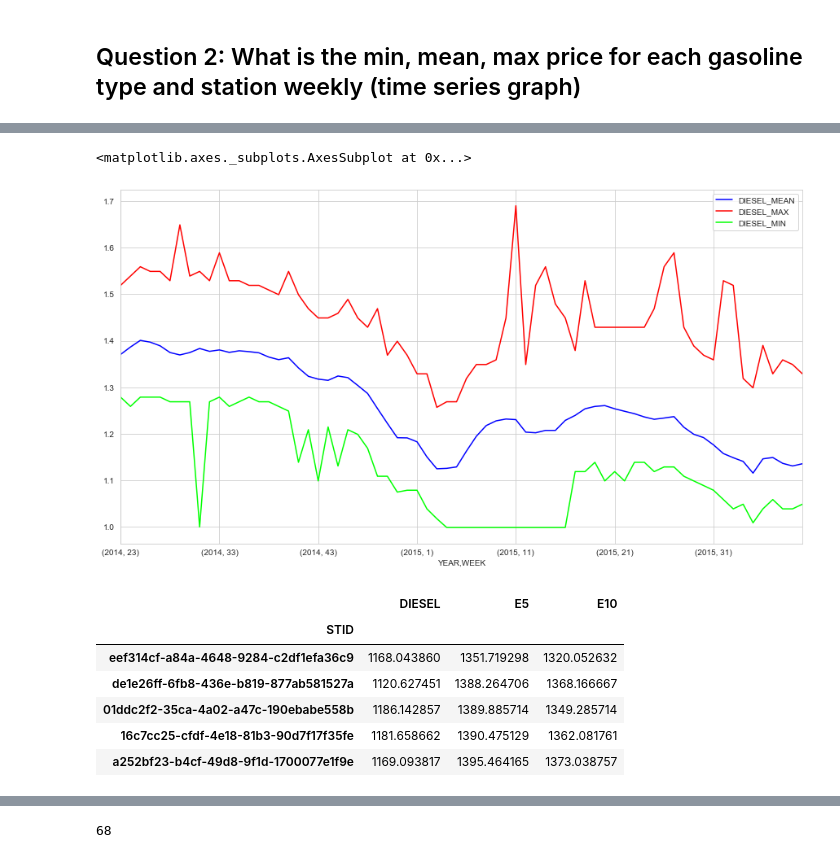
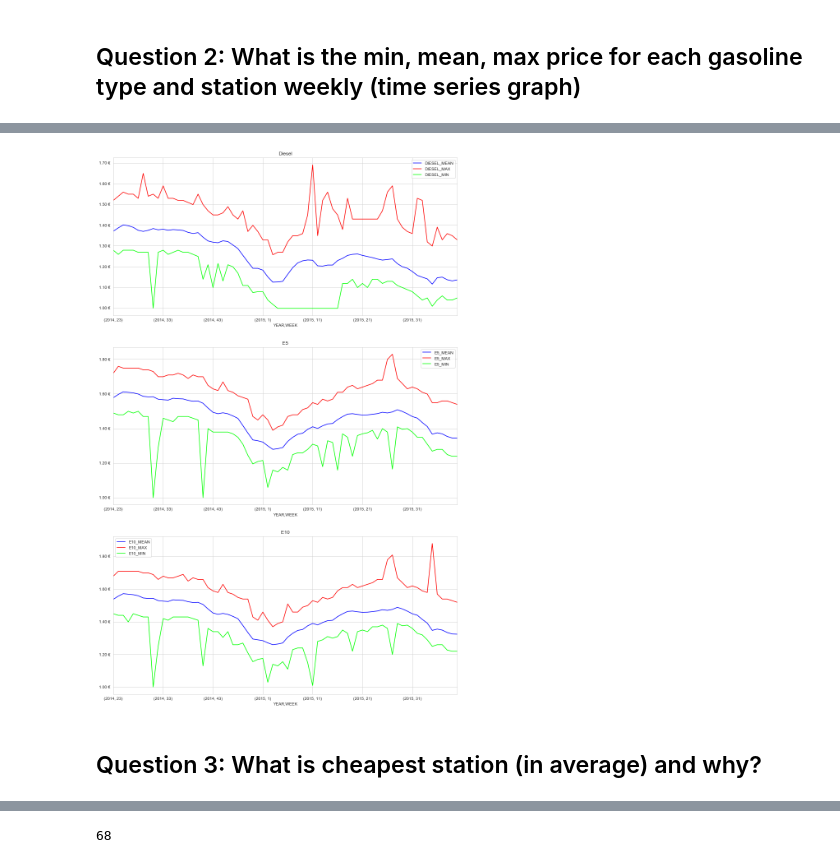
Before and after one commit to ds2019tukl/DS-2019-johannes-schauss, a Jupyter notebook: exercise_1.ipynb, the cells around one changed output, grey strips where cells are left out. Drawn from its saved outputs; the diff is of its cells as text; code cells hidden in the pictures.

```diff
--- a/exercise_1.ipynb
+++ b/exercise_1.ipynb
@@ -468,19 +473,26 @@ mean_min_max_data.head()
 |  | 25 | 1.400846 | 1.611694 | 1.571881 | 1.279 | 1.479 | 1.439 | 1.559 | 1.749 | 1.709 |
 |  | 26 | 1.397063 | 1.608632 | 1.568600 | 1.279 | 1.499 | 1.399 | 1.549 | 1.749 | 1.709 |
 |  | 27 | 1.389166 | 1.605561 | 1.565593 | 1.279 | 1.489 | 1.449 | 1.549 | 1.749 | 1.709 |
-# %%
-mean_min_max_data.plot(y=['DIESEL_MEAN', 'DIESEL_MAX', 'DIESEL_MIN'], use_index=True, figsize=(15,8), colormap='brg')
-# %% [output]
-<matplotlib.axes._subplots.AxesSubplot at 0x...>
-[figure, removed]
+# %%
+fig, (ax1, ax2, ax3) = plt.subplots(3, 1, figsize=(15, 24))
+
+mean_min_max_data.plot(y=['DIESEL_MEAN', 'DIESEL_MAX', 'DIESEL_MIN'], use_index=True, colormap='brg', ax=ax1)
+ax1.set_title('Diesel')
+ax1.yaxis.set_major_formatter(tick.FormatStrFormatter('%1.2f €'))
+
+mean_min_max_data.plot(y=['E5_MEAN', 'E5_MAX', 'E5_MIN'], use_index=True, colormap='brg', ax=ax2)
+ax2.set_title('E5')
+ax2.yaxis.set_major_formatter(tick.FormatStrFormatter('%1.2f €'))
+
+mean_min_max_data.plot(y=['E10_MEAN', 'E10_MAX', 'E10_MIN'], use_index=True, colormap='brg', ax=ax3)
+ax3.set_title('E10')
+ax3.yaxis.set_major_formatter(tick.FormatStrFormatter('%1.2f €'))
+# %% [output]
+[figure, added]
+# %% [markdown]
+## Question 3: What is cheapest station (in average) and why?
 # %%
 cheapest = price_data.groupby('STID')['DIESEL', 'E5', 'E10'].mean()
-cheapest.sort_values(by='DIESEL').head()
+cheapest.dropna(inplace=True)
+cheapest = cheapest.sum(axis=1) / 3
+cheapest.sort_values(inplace=True)
-# %% [output]
-|  | DIESEL | E5 | E10 |
-| STID |  |  |  |
-| eef314cf-a84a-4648-9284-c2df1efa36c9 | 1168.043860 | 1351.719298 | 1320.052632 |
-| de1e26ff-6fb8-436e-b819-877ab581527a | 1120.627451 | 1388.264706 | 1368.166667 |
-| 01ddc2f2-35ca-4a02-a47c-190ebabe558b | 1186.142857 | 1389.885714 | 1349.285714 |
-| 16c7cc25-cfdf-4e18-81b3-90d7f17f35fe | 1181.658662 | 1390.475129 | 1362.081761 |
-| a252bf23-b4cf-49d8-9f1d-1700077e1f9e | 1169.093817 | 1395.464165 | 1373.038757 |
```
Also changed, not shown: parts of 43 cells of this notebook.
